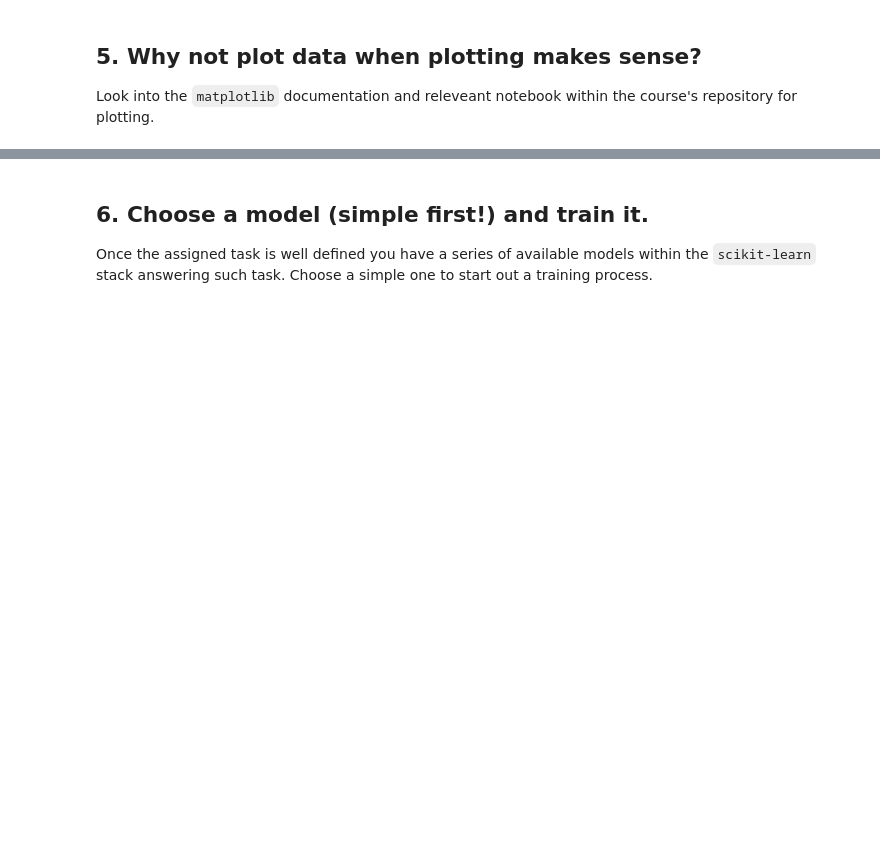
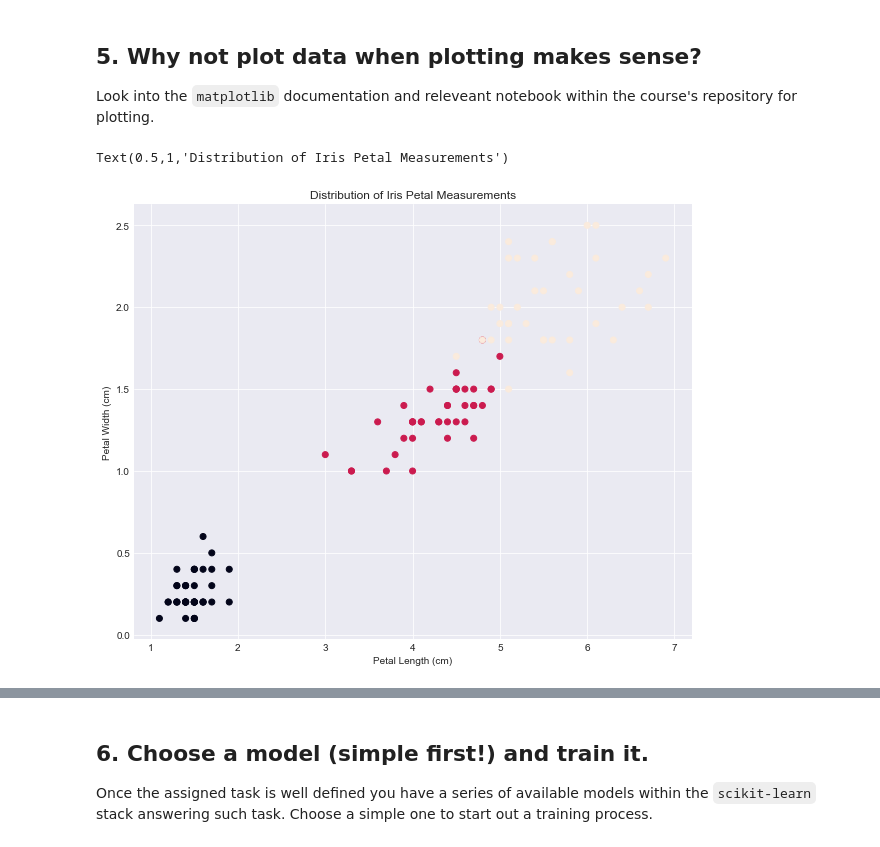
Before and after one commit to sneelapu77/IntroPyForDataScience, a Jupyter notebook: The iris dataset.ipynb, the cells around one changed output, grey strips where cells are left out. Drawn from its saved outputs; the diff is of its cells as text; code cells hidden in the pictures; blank space fills up the shorter version.

Commit message:
Plotting within the iris dataset

```diff
--- a/The iris dataset.ipynb
+++ b/The iris dataset.ipynb
@@ -178,0 +182,11 @@ Look into the `matplotlib` documentation and releveant notebook within the cours
+# %%
+sns.set_style("darkgrid")
+# %%
+fig, ax = plt.subplots(figsize=(10, 8))
+ax.scatter(X_train[:, 2], X_train[:, 3], c=y_train)
+ax.set_xlabel("Petal Length (cm)")
+ax.set_ylabel("Petal Width (cm)")
+ax.set_title("Distribution of Iris Petal Measurements")
+# %% [output]
+Text(0.5,1,'Distribution of Iris Petal Measurements')
+[figure, added]
```
Also changed, not shown: parts of 5 cells of this notebook.
